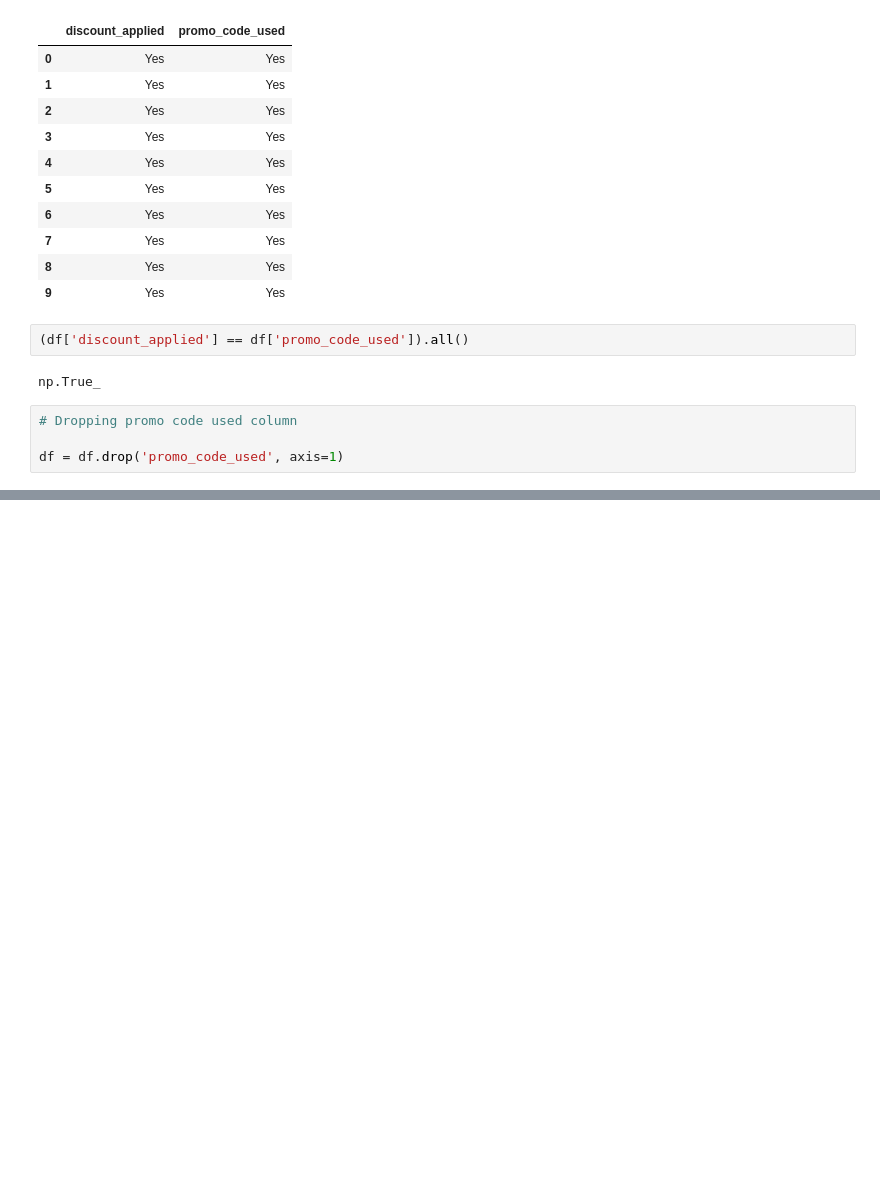
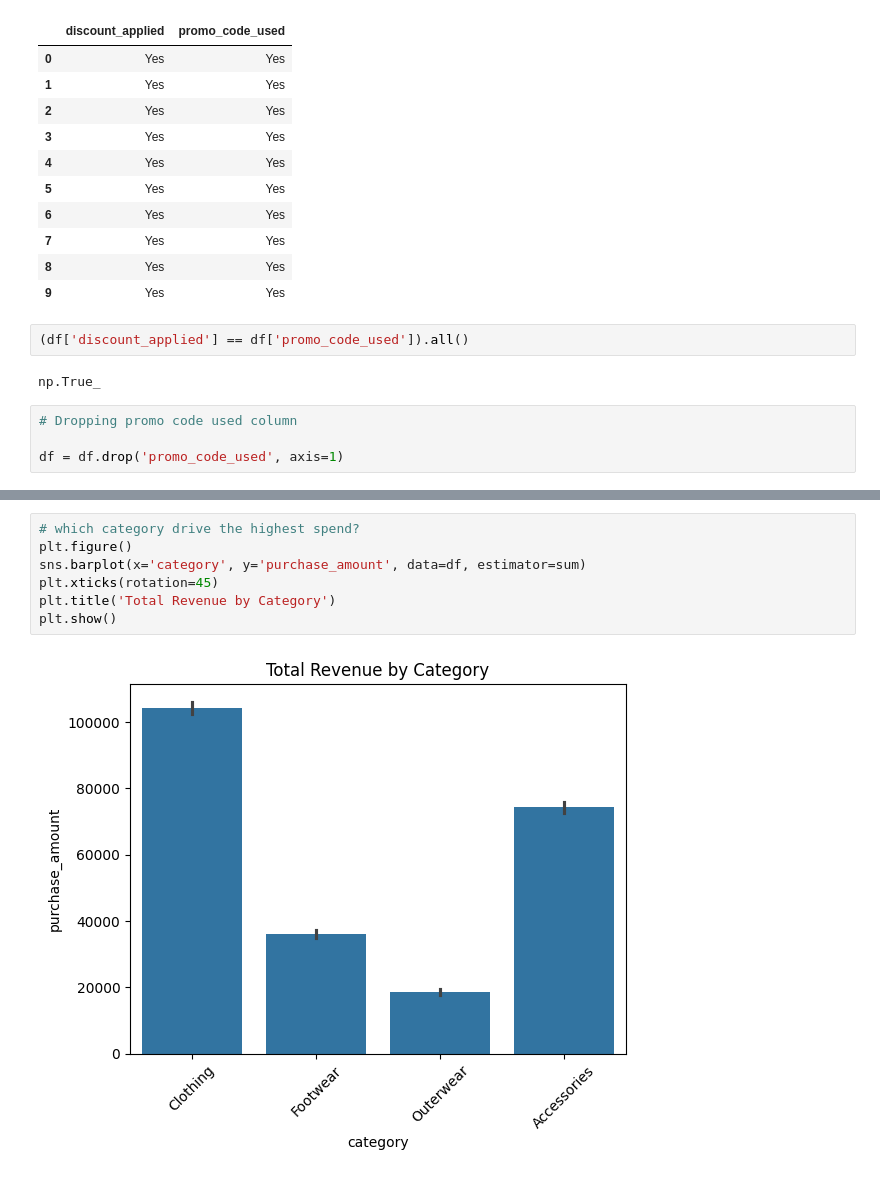
Before and after one commit to HarshChaturvedi19/customers_trends_analysis, a Jupyter notebook: customer_analysis.ipynb, the cells around one changed output, grey strips where cells are left out. Saved outputs shown, nothing was run; the diff lists cells and outputs as text; blank space fills up the shorter version.

```diff
--- a/customer_analysis.ipynb
+++ b/customer_analysis.ipynb
@@ -185,0 +223,9 @@ df = df.drop('promo_code_used', axis=1)
+# %%
+# which category drive the highest spend?
+plt.figure()
+sns.barplot(x='category', y='purchase_amount', data=df, estimator=sum)
+plt.xticks(rotation=45)
+plt.title('Total Revenue by Category')
+plt.show()
+# %% [output]
+[figure, added]
```
Also changed, not shown: parts of 6 cells of this notebook.
